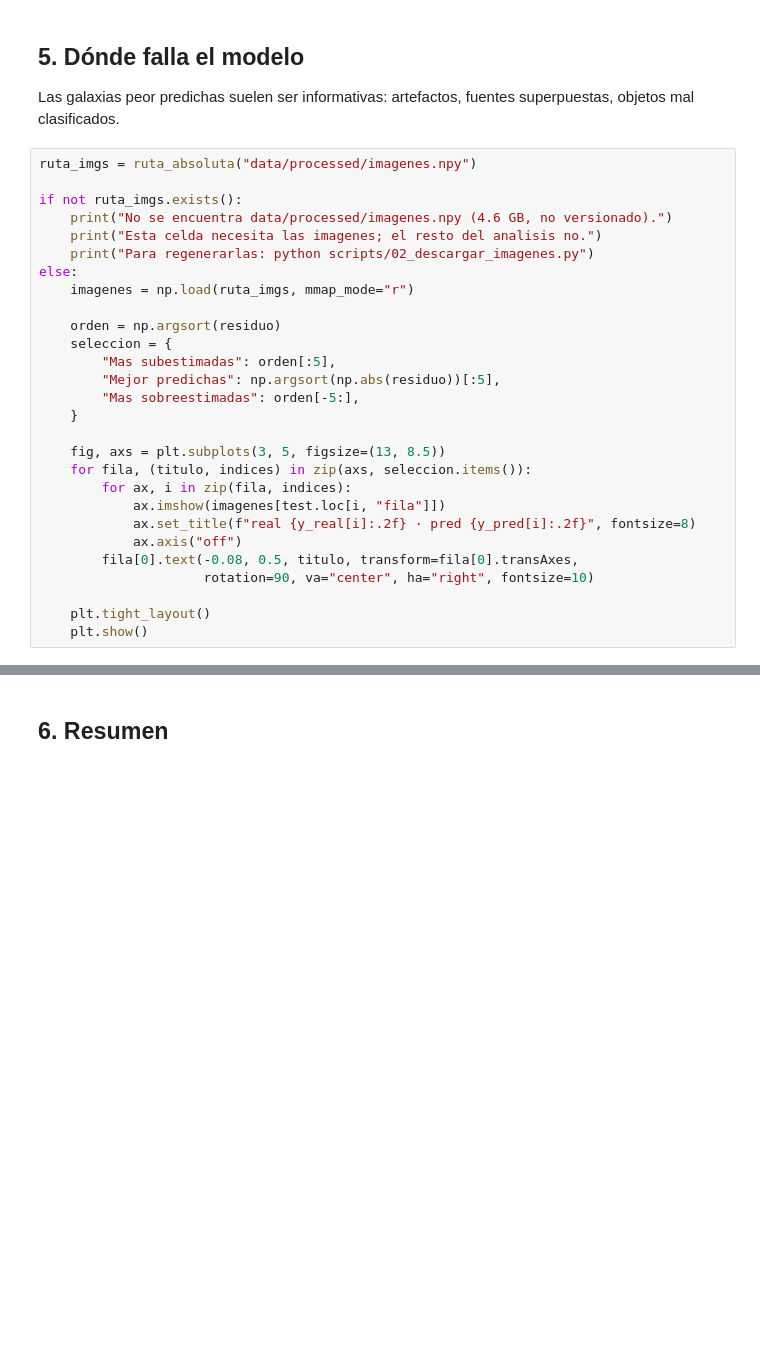
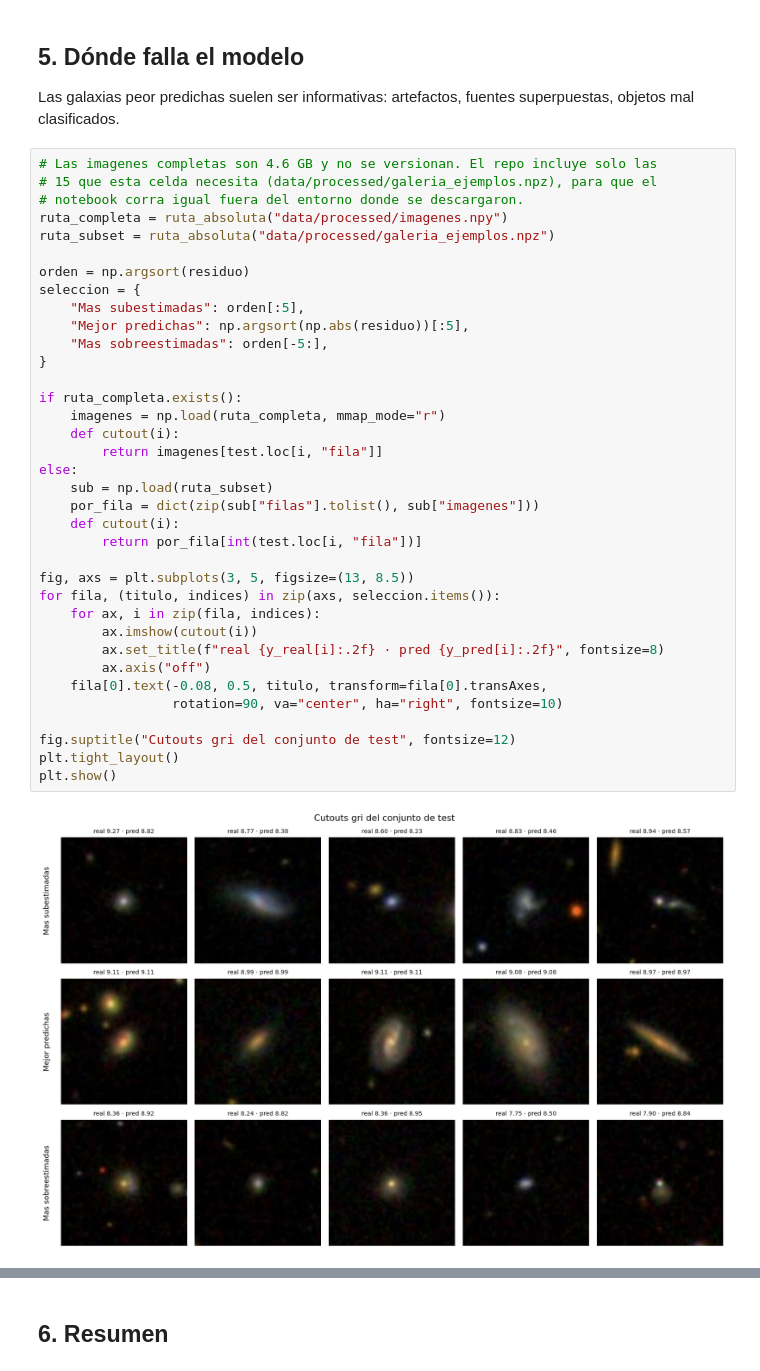
Before and after one commit to benjamitchell/Predicting-Gas-Metallicity-From-SDSS-Broad-Band-Imaging, a Jupyter notebook: notebooks/analisis_resultados.ipynb, the cells around one changed output, grey strips where cells are left out. Cells and saved outputs as stored; diff of their text form; blank space fills up the shorter version.

```diff
--- a/notebooks/analisis_resultados.ipynb
+++ b/notebooks/analisis_resultados.ipynb
@@ -268,30 +311,40 @@ que *cualquier* relación construida con él se vea artificialmente estrecha.
 Las galaxias peor predichas suelen ser informativas: artefactos, fuentes
 superpuestas, objetos mal clasificados.
 # %%
-ruta_imgs = ruta_absoluta("data/processed/imagenes.npy")
+# Las imagenes completas son 4.6 GB y no se versionan. El repo incluye solo las
+# 15 que esta celda necesita (data/processed/galeria_ejemplos.npz), para que el
+# notebook corra igual fuera del entorno donde se descargaron.
+ruta_completa = ruta_absoluta("data/processed/imagenes.npy")
+ruta_subset = ruta_absoluta("data/processed/galeria_ejemplos.npz")
 
-if not ruta_imgs.exists():
-    print("No se encuentra data/processed/imagenes.npy (4.6 GB, no versionado).")
-    print("Esta celda necesita las imagenes; el resto del analisis no.")
-    print("Para regenerarlas: python scripts/02_descargar_imagenes.py")
+orden = np.argsort(residuo)
+seleccion = {
+    "Mas subestimadas": orden[:5],
+    "Mejor predichas": np.argsort(np.abs(residuo))[:5],
+    "Mas sobreestimadas": orden[-5:],
+}
+
+if ruta_completa.exists():
+    imagenes = np.load(ruta_completa, mmap_mode="r")
+    def cutout(i):
+        return imagenes[test.loc[i, "fila"]]
 else:
-    imagenes = np.load(ruta_imgs, mmap_mode="r")
+    sub = np.load(ruta_subset)
+    por_fila = dict(zip(sub["filas"].tolist(), sub["imagenes"]))
+    def cutout(i):
+        return por_fila[int(test.loc[i, "fila"])]
 
-    orden = np.argsort(residuo)
-    seleccion = {
-        "Mas subestimadas": orden[:5],
-        "Mejor predichas": np.argsort(np.abs(residuo))[:5],
-        "Mas sobreestimadas": orden[-5:],
-    }
+fig, axs = plt.subplots(3, 5, figsize=(13, 8.5))
+for fila, (titulo, indices) in zip(axs, seleccion.items()):
+    for ax, i in zip(fila, indices):
+        ax.imshow(cutout(i))
+        ax.set_title(f"real {y_real[i]:.2f} · pred {y_pred[i]:.2f}", fontsize=8)
+        ax.axis("off")
+    fila[0].text(-0.08, 0.5, titulo, transform=fila[0].transAxes,
+                 rotation=90, va="center", ha="right", fontsize=10)
 
-    fig, axs = plt.subplots(3, 5, figsize=(13, 8.5))
-    for fila, (titulo, indices) in zip(axs, seleccion.items()):
-        for ax, i in zip(fila, indices):
-            ax.imshow(imagenes[test.loc[i, "fila"]])
-            ax.set_title(f"real {y_real[i]:.2f} · pred {y_pred[i]:.2f}", fontsize=8)
-            ax.axis("off")
-        fila[0].text(-0.08, 0.5, titulo, transform=fila[0].transAxes,
-                     rotation=90, va="center", ha="right", fontsize=10)
-
-    plt.tight_layout()
-    plt.show()
+fig.suptitle("Cutouts gri del conjunto de test", fontsize=12)
+plt.tight_layout()
+plt.show()
+# %% [output]
+[figure, added]
```
Also changed, not shown: parts of 9 cells of this notebook.
